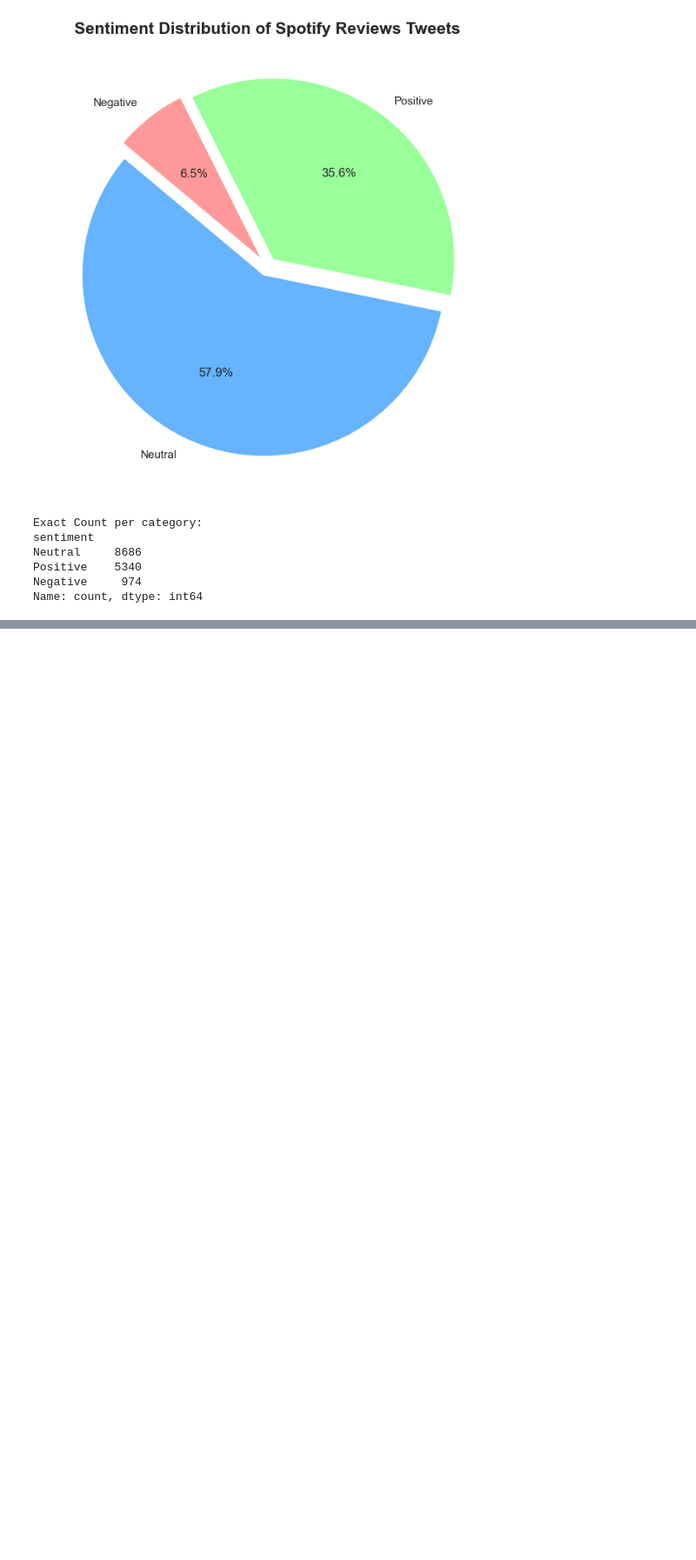
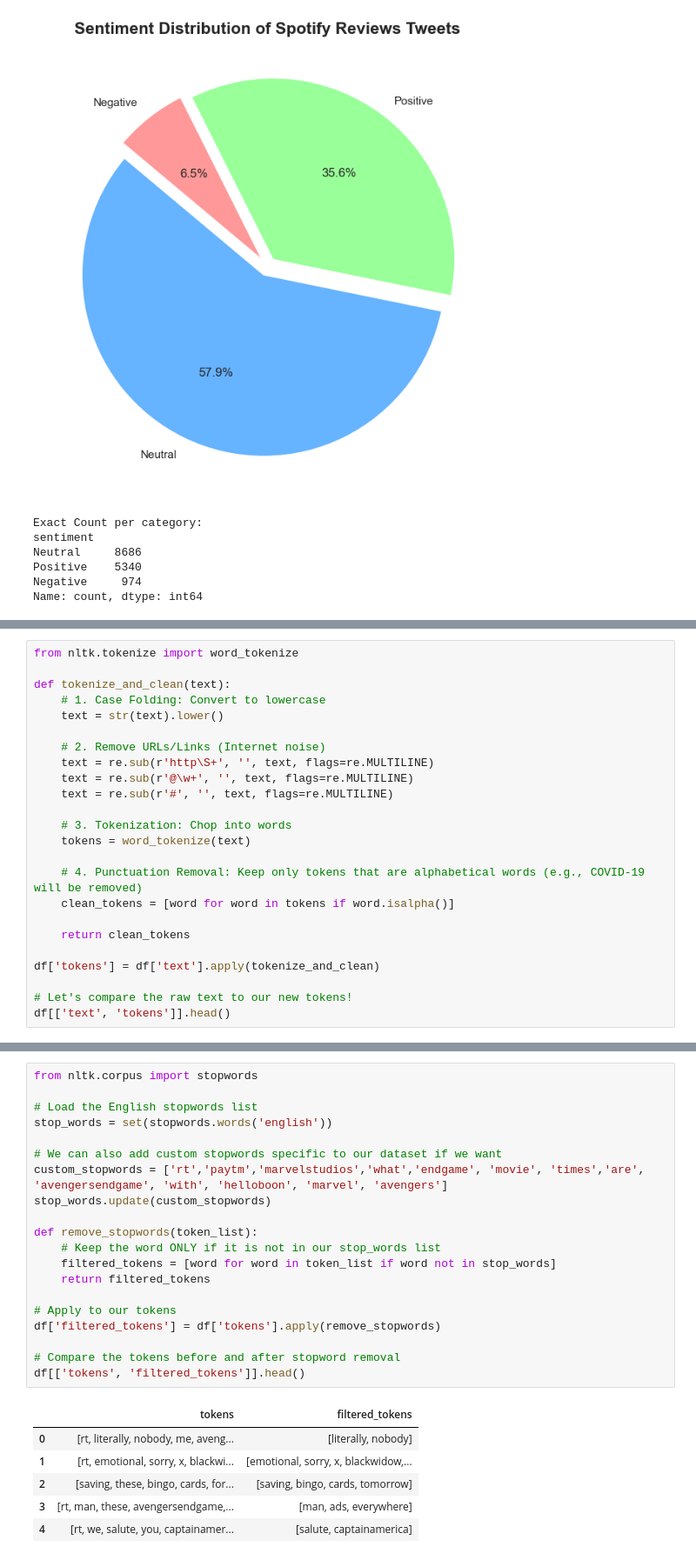
Before and after one commit to adrielhakiiem/social-media-computing, a Jupyter notebook: Avengers-Tweets/AvengersTweets.ipynb, the cells around one changed output, grey strips where cells are left out. Shown at 87% size. Cells and saved outputs as stored; diff of their text form; blank space fills up the shorter version.

```diff
--- a/Avengers-Tweets/AvengersTweets.ipynb
+++ b/Avengers-Tweets/AvengersTweets.ipynb
@@ -198,0 +230,24 @@ Name: count, dtype: int64
+# %%
+from nltk.tokenize import word_tokenize
+
+def tokenize_and_clean(text):
+    # 1. Case Folding: Convert to lowercase
+    text = str(text).lower()
+
+    # 2. Remove URLs/Links (Internet noise)
+    text = re.sub(r'http\S+', '', text, flags=re.MULTILINE)
+    text = re.sub(r'@\w+', '', text, flags=re.MULTILINE)
+    text = re.sub(r'#', '', text, flags=re.MULTILINE)
+
+    # 3. Tokenization: Chop into words
+    tokens = word_tokenize(text)
+
+    # 4. Punctuation Removal: Keep only tokens that are alphabetical words (e.g., COVID-19 will be removed)
+    clean_tokens = [word for word in tokens if word.isalpha()]
+
+    return clean_tokens
+
+df['tokens'] = df['text'].apply(tokenize_and_clean)
+
+# Let's compare the raw text to our new tokens!
+df[['text', 'tokens']].head()
@@ -198,0 +261,27 @@ Name: count, dtype: int64
+# %%
+from nltk.corpus import stopwords
+
+# Load the English stopwords list
+stop_words = set(stopwords.words('english'))
+
+# We can also add custom stopwords specific to our dataset if we want
+custom_stopwords = ['rt','paytm','marvelstudios','what','endgame', 'movie', 'times','are', 'avengersendgame', 'with', 'helloboon', 'marvel', 'avengers']
+stop_words.update(custom_stopwords)
+
+def remove_stopwords(token_list):
+    # Keep the word ONLY if it is not in our stop_words list
+    filtered_tokens = [word for word in token_list if word not in stop_words]
+    return filtered_tokens
+
+# Apply to our tokens
+df['filtered_tokens'] = df['tokens'].apply(remove_stopwords)
+
+# Compare the tokens before and after stopword removal
+df[['tokens', 'filtered_tokens']].head()
+# %% [output]
+|  | tokens | filtered_tokens |
+| 0 | [rt, literally, nobody, me, aveng... | [literally, nobody] |
+| 1 | [rt, emotional, sorry, x, blackwi... | [emotional, sorry, x, blackwidow,... |
+| 2 | [saving, these, bingo, cards, for... | [saving, bingo, cards, tomorrow] |
+| 3 | [rt, man, these, avengersendgame,... | [man, ads, everywhere] |
+| 4 | [rt, we, salute, you, captainamer... | [salute, captainamerica] |
```
Also changed, not shown: parts of 6 cells of this notebook.
